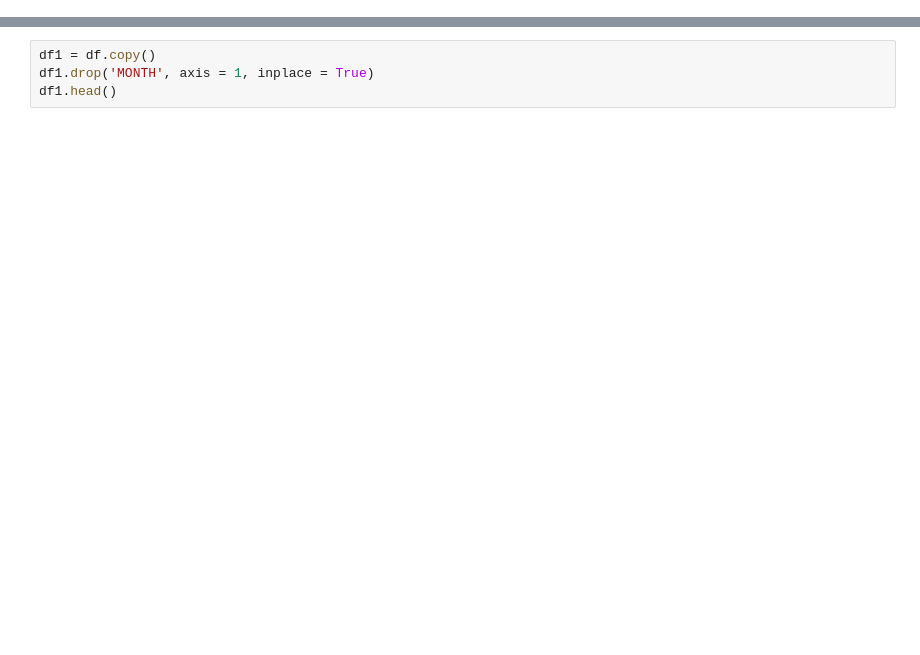
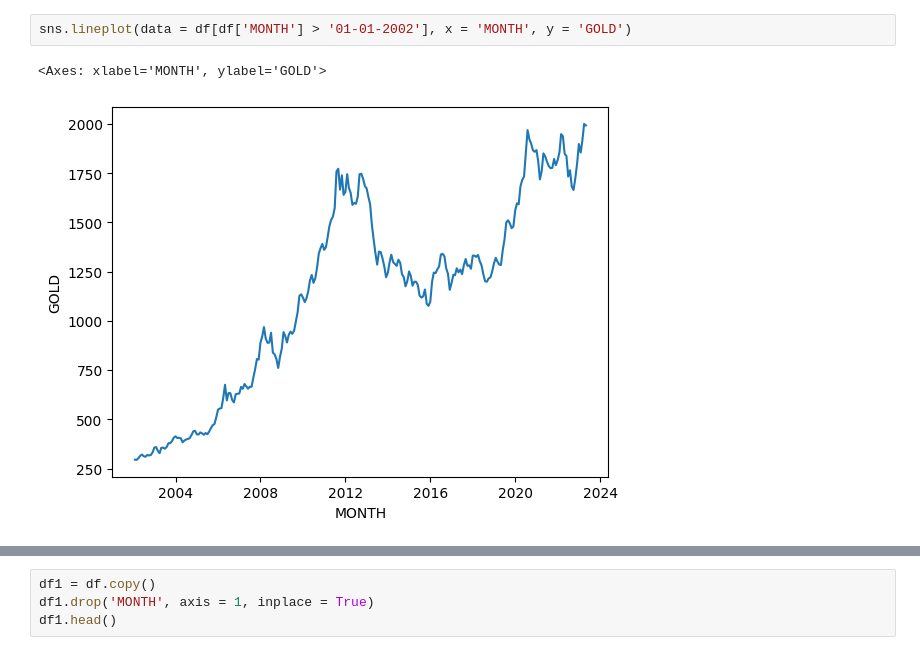
Before and after one commit to benbesthof/GoldenModel, a Jupyter notebook: COMSEDA.ipynb, the cells around one changed output, grey strips where cells are left out. Saved outputs shown, nothing was run; the diff lists cells and outputs as text; blank space fills up the shorter version.

```diff
--- a/COMSEDA.ipynb
+++ b/COMSEDA.ipynb
@@ -52,0 +63,5 @@ sns.lineplot(data = df, x = 'MONTH', y = 'GOLD')
+# %%
+sns.lineplot(data = df[df['MONTH'] > '01-01-2002'], x = 'MONTH', y = 'GOLD')
+# %% [output]
+<Axes: xlabel='MONTH', ylabel='GOLD'>
+[figure, added]
```
Also changed, not shown: parts of 7 cells of this notebook.
